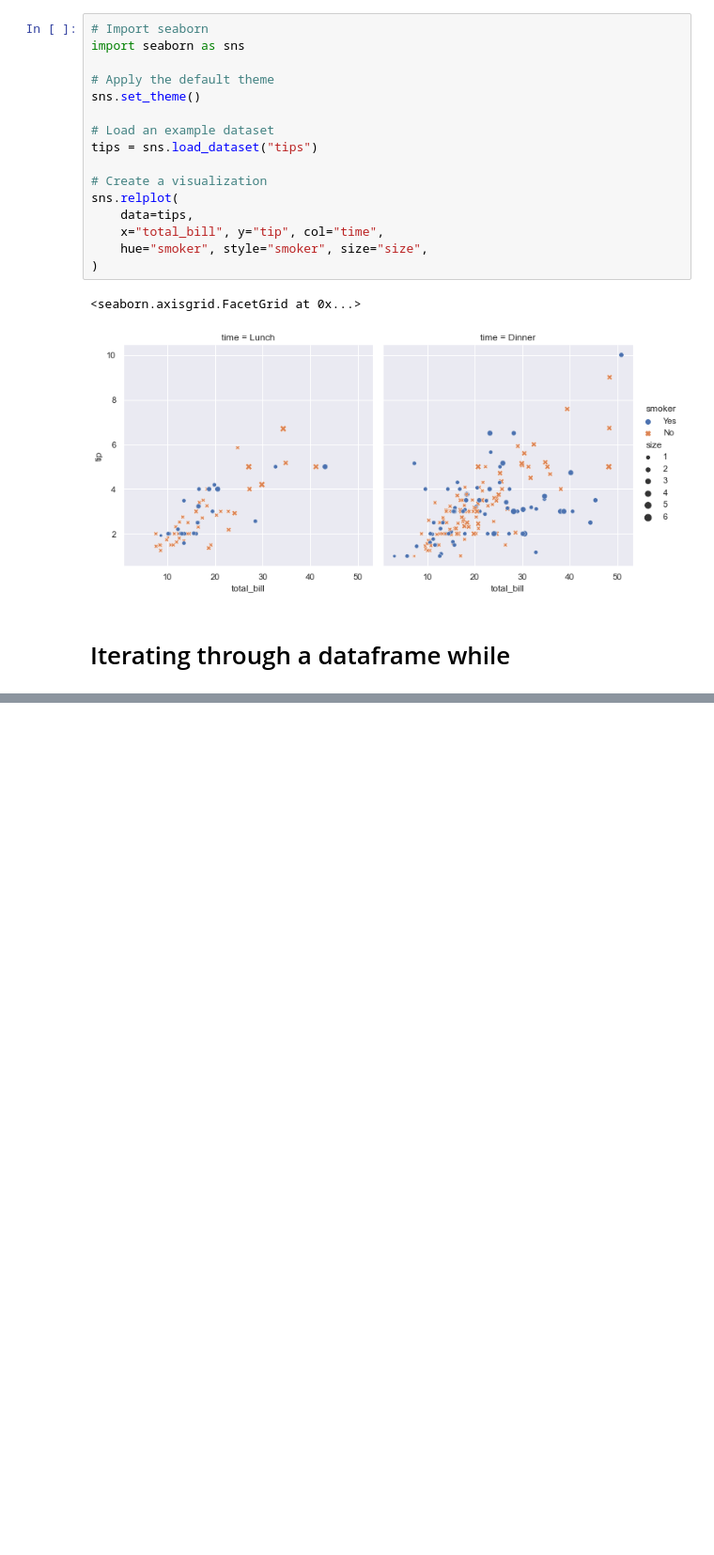
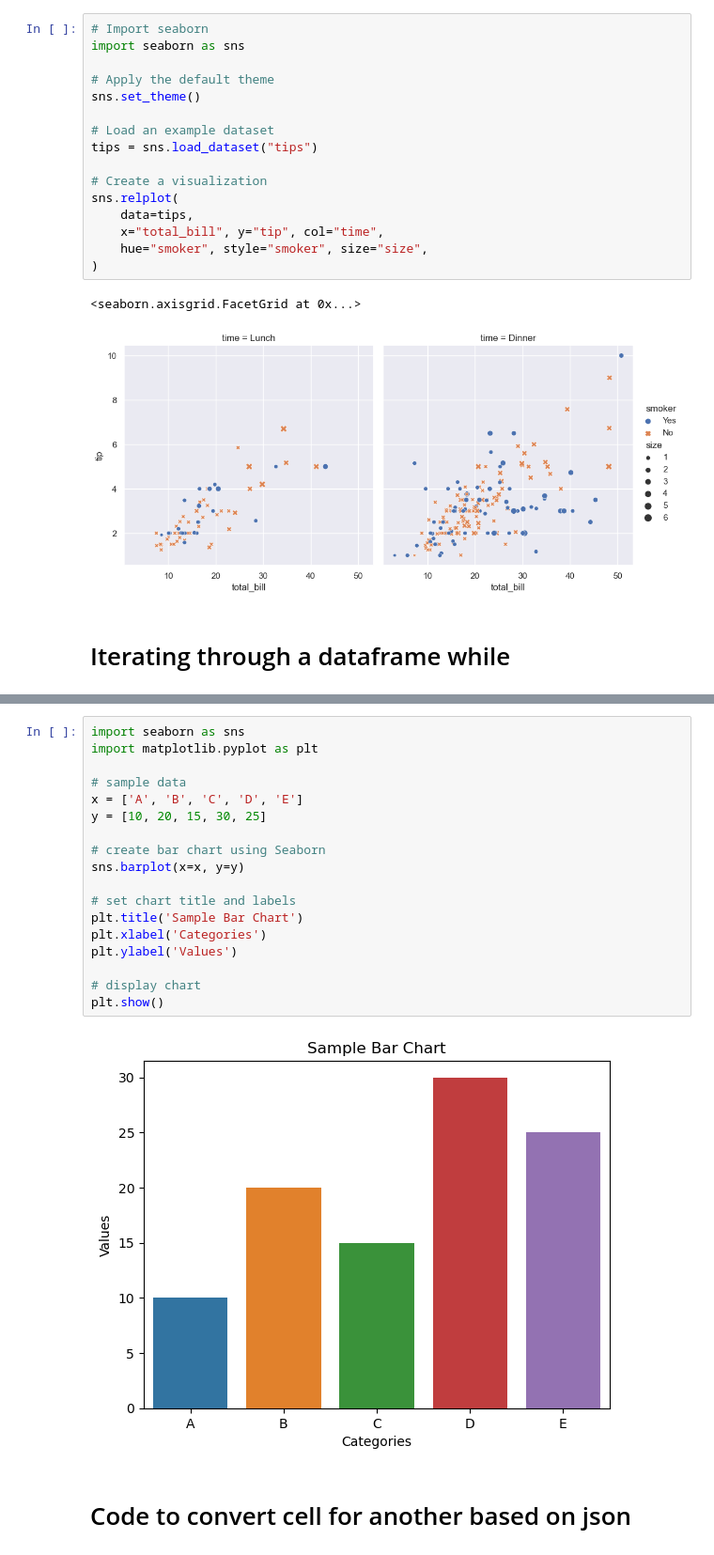
Before and after one commit to kirwaboit/rwakiPython, a Jupyter notebook: Pandas/MyPandasCookBook.ipynb, the cells around one changed output, grey strips where cells are left out. Shown at 94% size. Cells and saved outputs as stored; diff of their text form; blank space fills up the shorter version.

```diff
--- a/Pandas/MyPandasCookBook.ipynb
+++ b/Pandas/MyPandasCookBook.ipynb
@@ -575,0 +616,22 @@ sns.relplot(
+# %%
+import seaborn as sns
+import matplotlib.pyplot as plt
+
+# sample data
+x = ['A', 'B', 'C', 'D', 'E']
+y = [10, 20, 15, 30, 25]
+
+# create bar chart using Seaborn
+sns.barplot(x=x, y=y)
+
+# set chart title and labels
+plt.title('Sample Bar Chart')
+plt.xlabel('Categories')
+plt.ylabel('Values')
+
+# display chart
+plt.show()
+# %% [output]
+[figure, added]
+# %% [markdown]
+# Code to convert cell for another based on json
```
Also changed, not shown: parts of 7 cells of this notebook, 4 other files.
